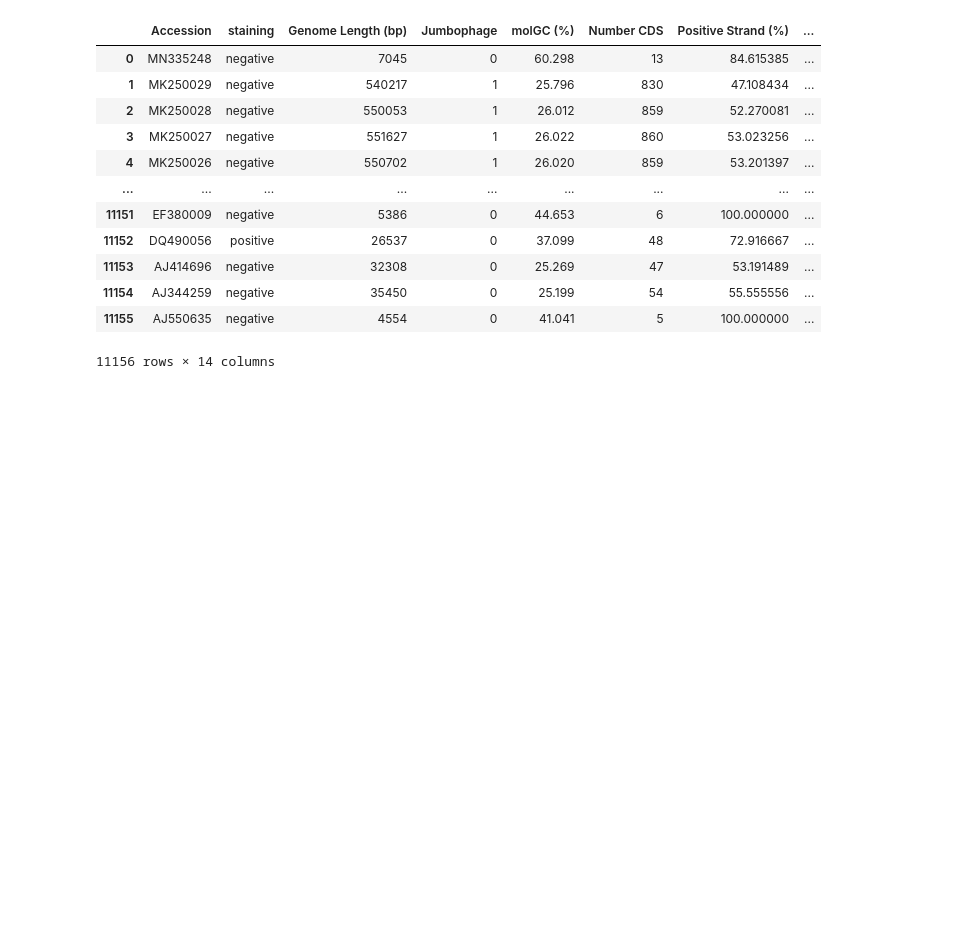
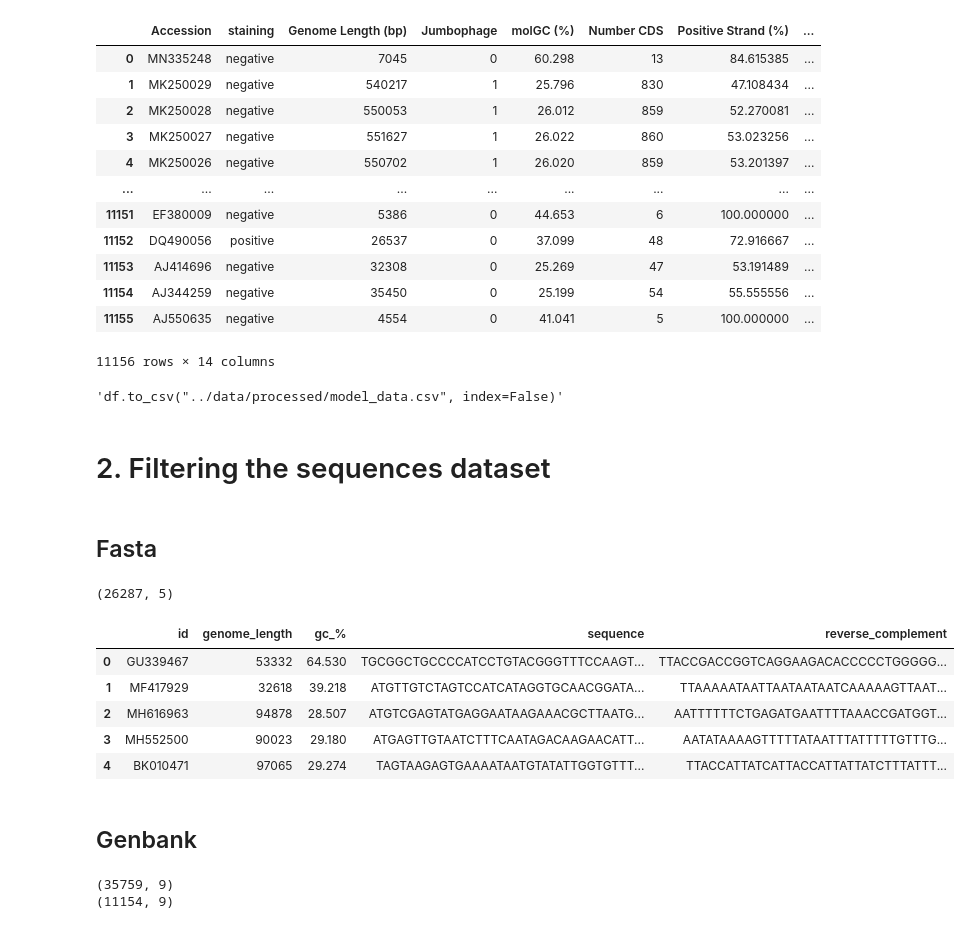
Before and after one commit to Alvaroguleon/Phage-predictor, a Jupyter notebook: notebooks/04_feature_engineering.ipynb, the cells around one changed output. Drawn from its saved outputs; the diff is of its cells as text; code cells hidden in the pictures; blank space fills up the shorter version.

```diff
--- a/notebooks/04_feature_engineering.ipynb
+++ b/notebooks/04_feature_engineering.ipynb
@@ -72,4 +209,22 @@ df
 | 11155 | AJ550635 | negative | 4554 | 0 | 41.041 | 5 | 100.000000 | ... |
 11156 rows × 14 columns
 # %%
-df.to_csv("../data/processed/model_data.csv", index=False)
+'''df.to_csv("../data/processed/model_data.csv", index=False)'''
+# %% [output]
+'df.to_csv("../data/processed/model_data.csv", index=False)'
+# %% [markdown]
+# 2. Filtering the sequences dataset
+# %% [markdown]
+## Fasta
+# %%
+sequences = pd.read_csv('../data/interim/feature_engineering_genomes.csv')
+print(sequences.shape)
+sequences.head()
+# %% [output]
+(26287, 5)
+|  | id | genome_length | gc_% | sequence | reverse_complement |
+| 0 | GU339467 | 53332 | 64.530 | TGCGGCTGCCCCATCCTGTACGGGTTTCCAAGT... | TTACCGACCGGTCAGGAAGACACCCCCTGGGGG... |
+| 1 | MF417929 | 32618 | 39.218 | ATGTTGTCTAGTCCATCATAGGTGCAACGGATA... | TTAAAAATAATTAATAATAATCAAAAAGTTAAT... |
+| 2 | MH616963 | 94878 | 28.507 | ATGTCGAGTATGAGGAATAAGAAACGCTTAATG... | AATTTTTTCTGAGATGAATTTTAAACCGATGGT... |
+| 3 | MH552500 | 90023 | 29.180 | ATGAGTTGTAATCTTTCAATAGACAAGAACATT... | AATATAAAAGTTTTTATAATTTATTTTTGTTTG... |
+| 4 | BK010471 | 97065 | 29.274 | TAGTAAGAGTGAAAATAATGTATATTGGTGTTT... | TTACCATTATCATTACCATTATTATCTTTATTT... |
@@ -75,0 +239,18 @@ df.to_csv("../data/processed/model_data.csv", index=False)
+# %% [markdown]
+## Genbank
+# %%
+sequences = pd.read_csv('../data/interim/genbank_feature_engineering_genomes.csv')
+sequences = sequences[['id', 'genome_length', 'gc_%', 'cds_number', 'positive_strand_%','negative_strand_%','coding_capacity','sequence', 'reverse_complement']]
+sequences['id'] = sequences['id'].str[:-2]
+print(sequences.shape)
+
+# List of 'Accession' values from the first DataFrame
+accession_values = df['Accession'].tolist()
+
+# Filter sequences_df based on 'id' column
+sequences = sequences[sequences['id'].isin(accession_values)]
+print(sequences.shape)
+#sequences.to_csv('../data/interim/genbank_feature_engineering_genomes.csv', index=False)
+# %% [output]
+(35759, 9)
+(11154, 9)
```
Also changed, not shown: parts of 20 cells of this notebook, 3 other files.
